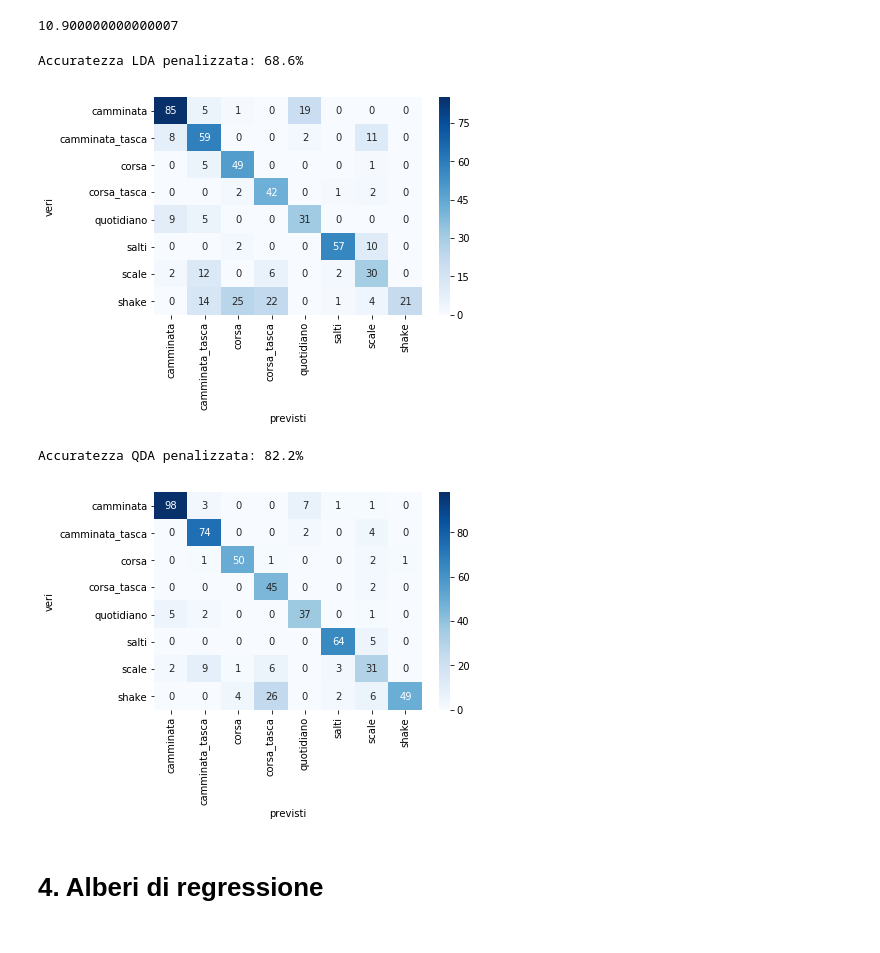
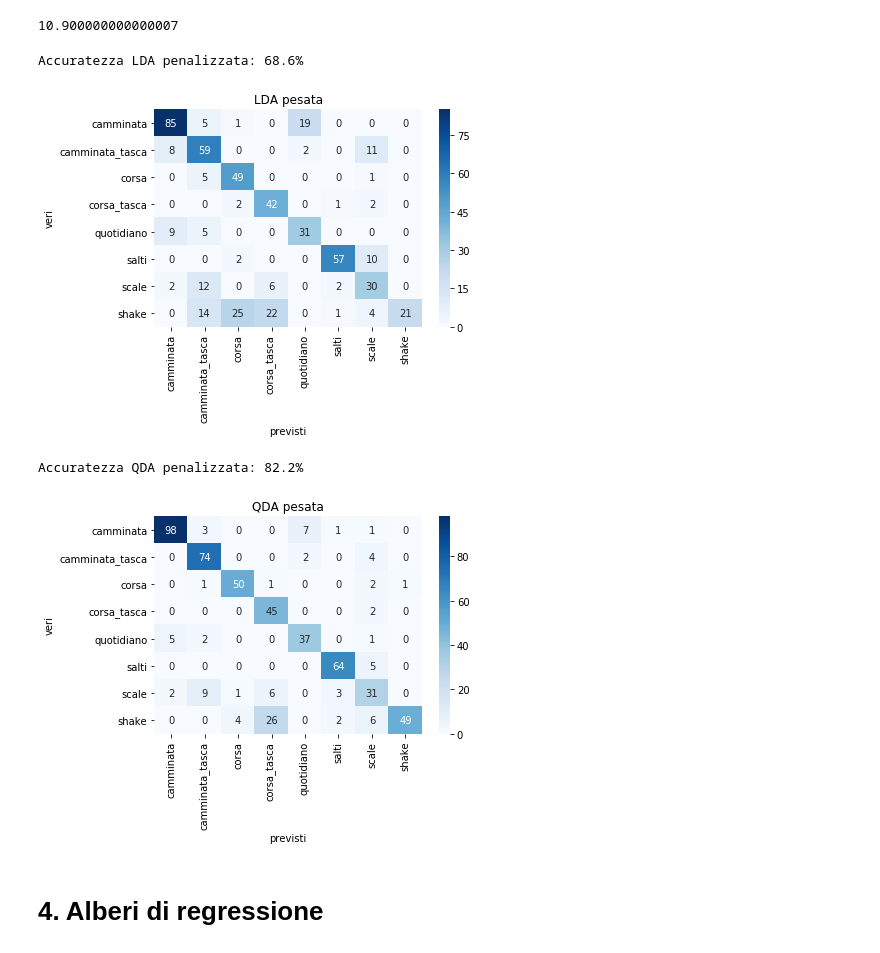
Before and after one commit to DedZago/msbd, a Jupyter notebook: Completo.ipynb, the cells around one changed output. Drawn from its saved outputs; the diff is of its cells as text; code cells hidden in the pictures.

```diff
--- a/Completo.ipynb
+++ b/Completo.ipynb
@@ -313,16 +316,16 @@ peso_shake_qda
 # %%
 weights = np.array(y_train.value_counts()/y_train.value_counts().sum())
 weights[-1] /= peso_shake_lda
 weights = weights/weights.sum()
 lda = LinearDiscriminantAnalysis(priors=weights)
 X_lda=lda.fit(X_train, y_train)
 y_pred_lda = lda.predict(X_val)
 acc_lda_pen = 100*accuracy_score(y_val, y_pred_lda)
 print("Accuratezza LDA penalizzata: {:.1f}%".format(acc_lda_pen))
-MatriceConfusione(y_val, y_pred_lda, nome_immagine=FIG_PATH+"confusionMatrix-LDA-penalizzata")
+MatriceConfusione(y_val, y_pred_lda, nome_immagine=FIG_PATH+"confusionMatrix-LDA-penalizzata", title="LDA pesata")
 # %% [output]
 Accuratezza LDA penalizzata: 68.6%
-[figure, old version]
+[figure, new version]
 # %%
 weights = np.array(y_train.value_counts()/y_train.value_counts().sum())
 weights[-1] /= peso_shake_qda
@@ -332,10 +335,10 @@ qda.fit(X_train, y_train)
 y_pred_qda = qda.predict(X_val)
 acc_qda_pen = 100*accuracy_score(y_val, y_pred_qda)
 print("Accuratezza QDA penalizzata: {:.1f}%".format(acc_qda_pen))
-MatriceConfusione(y_val, y_pred_qda,nome_immagine=FIG_PATH+"confusionMatrix-QDA-penalizzata")
+MatriceConfusione(y_val, y_pred_qda,nome_immagine=FIG_PATH+"confusionMatrix-QDA-penalizzata", title="QDA pesata")
 # %% [output]
 Accuratezza QDA penalizzata: 82.2%
-[figure, old version]
+[figure, new version]
 # %% [markdown]
 # 4. Alberi di regressione <a id=tree> </a>
 # %%
```
Also changed, not shown: parts of 16 cells of this notebook, 33 other files.
